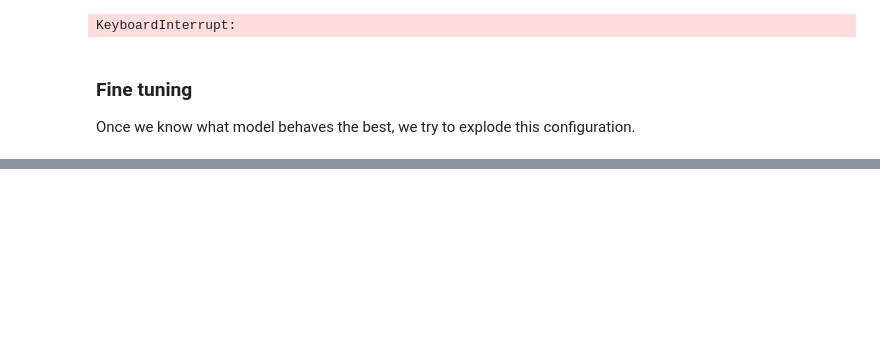
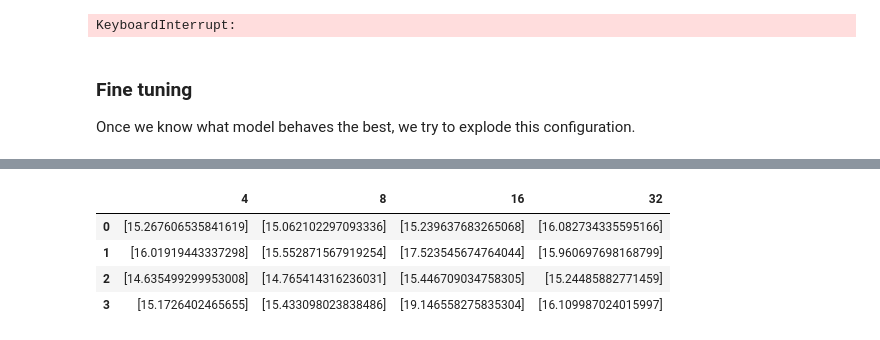
Before and after one commit to valcarcexyz/radon-prediction, a Jupyter notebook: src/LSTM-models.ipynb, the cells around one changed output, grey strips where cells are left out. Cells and saved outputs as stored; diff of their text form; code cells hidden in the pictures; blank space fills up the shorter version.

```diff
--- a/src/LSTM-models.ipynb
+++ b/src/LSTM-models.ipynb
@@ -116,7 +116,7 @@ train_pct = 0.9
 
 # We will store all the results in a data frame
 results = pd.DataFrame(
-    {i: [None]*15 for i in [1, 5, 10, 15]}
+    {i: [None]*15 for i in [1, 5, 10, 15, 25]}
 )
 
 cnt = 0 # helps counting
@@ -126,7 +126,7 @@ for number_of_covariates in range(4):
                                                         number_of_covariates):
         print(f"EXECUTING OVER: {covariate_combination}".center(100, "*"))
         # We compute for each window size
-        for window_size in [1, 5, 10, 15]:
+        for window_size in [1, 5, 10, 15, 25]:
             print("\n")
             print(f"EXECUTING {window_size} WINDOW SIZE".center(100), "-")
             print("\n")
@@ -204,0 +293,8 @@ Once we know what model behaves the best, we try to explode this configuration.
+# %%
+results
+# %% [output]
+|  | 4 | 8 | 16 | 32 |
+| 0 | [15.267606535841619] | [15.062102297093336] | [15.239637683265068] | [16.082734335595166] |
+| 1 | [16.01919443337298] | [15.552871567919254] | [17.523545674764044] | [15.960697698168799] |
+| 2 | [14.635499299953008] | [14.765414316236031] | [15.446709034758305] | [15.24485882771459] |
+| 3 | [15.1726402465655] | [15.433098023838486] | [19.146558275835304] | [16.109987024015997] |
```
Also changed, not shown: parts of 3 cells of this notebook, 2 other files.
